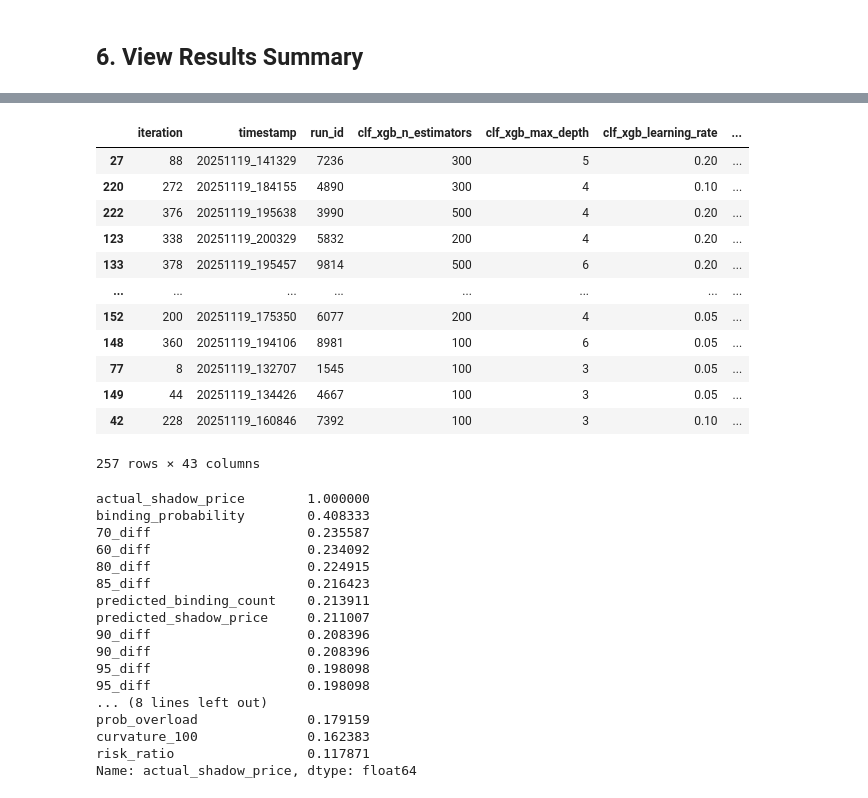
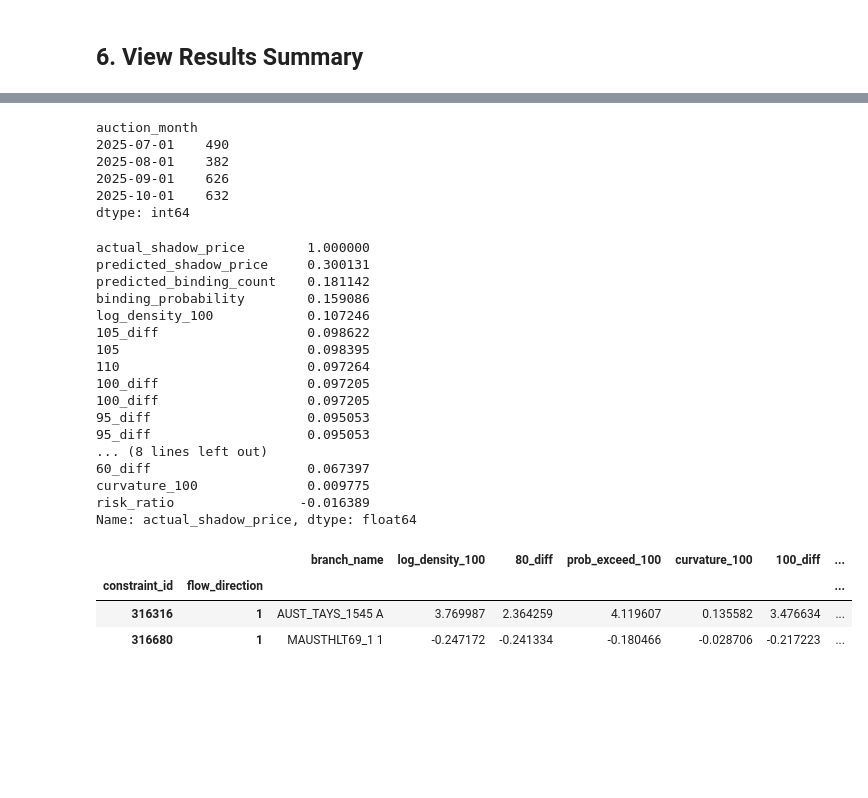
Before and after one commit to qhu-xyz/research-qianli-v2, a Jupyter notebook: notebook/param_search_result.ipynb, the cells around one changed output, grey strips where cells are left out. Saved outputs shown, nothing was run; the diff lists cells and outputs as text; code cells hidden in the pictures; blank space fills up the shorter version.

```diff
--- a/notebook/param_search_result.ipynb
+++ b/notebook/param_search_result.ipynb
@@ -40,6 +28,6 @@ pd.set_option('display.max_columns', 99)
 # %%
 N_ITER = 10000  # Total number of experiments to run (including previous ones)
-BASE_OUTPUT_DIR = Path('/opt/temp/haoyan/param_search')
+BASE_OUTPUT_DIR = Path('/opt/temp/haoyan/param_search_new')
 # %% [markdown]
 ## 5. Analyze Best Results
 # %%
@@ -120,41 +99,41 @@ combined_metrics.groupby('reg_xgb_thres')[['mae', 'rmse', 'mape', 'precision', '
-# %%
-combined_metrics.sort_values('f1_score', ascending=False)
-# %% [output]
-|  | iteration | timestamp | run_id | clf_xgb_n_estimators | clf_xgb_max_depth | clf_xgb_learning_rate | ... |
-| 27 | 88 | 20251119_141329 | 7236 | 300 | 5 | 0.20 | ... |
-| 220 | 272 | 20251119_184155 | 4890 | 300 | 4 | 0.10 | ... |
-| 222 | 376 | 20251119_195638 | 3990 | 500 | 4 | 0.20 | ... |
-| 123 | 338 | 20251119_200329 | 5832 | 200 | 4 | 0.20 | ... |
-| 133 | 378 | 20251119_195457 | 9814 | 500 | 6 | 0.20 | ... |
-| ... | ... | ... | ... | ... | ... | ... | ... |
-| 152 | 200 | 20251119_175350 | 6077 | 200 | 4 | 0.05 | ... |
-| 148 | 360 | 20251119_194106 | 8981 | 100 | 6 | 0.05 | ... |
-| 77 | 8 | 20251119_132707 | 1545 | 100 | 3 | 0.05 | ... |
-| 149 | 44 | 20251119_134426 | 4667 | 100 | 3 | 0.05 | ... |
-| 42 | 228 | 20251119_160846 | 7392 | 100 | 3 | 0.10 | ... |
-257 rows × 43 columns
 # %%
-x = pd.read_parquet(combined_metrics.sort_values('f1_score', ascending=False).loc[1]['agg_file'])
+x = pd.read_parquet(combined_metrics.sort_values('f1_score', ascending=False).loc[3]['agg_file'])
 cols = ['90_diff', '105_diff', '95_diff', '100_diff', 'curvature_100', '60_diff', 'prob_overload', '90_diff', '85_diff', '100_diff', '70_diff', '95_diff', 'prob_exceed_100', '80_diff', 'prob_exceed_90', '105', 'log_density_100', '110', 'risk_ratio', 'actual_shadow_price', 'predicted_shadow_price', 'binding_probability', 'predicted_binding_count']
-x[x['predicted_binding_count'] >= 1][cols].corr(method='spearman')['actual_shadow_price'].sort_values(ascending=False)
+x = x[x['predicted_binding_count'] >= 1].sort_values(['predicted_shadow_price', 'binding_probability', 'predicted_binding_count'], ascending=[False, False, False]).drop_duplicates(subset=['auction_month', 'branch_name'])
+print(x.groupby('auction_month').size())
+x[cols].corr(method='pearson')['actual_shadow_price'].sort_values(ascending=False)
 # %% [output]
-actual_shadow_price        1.000000
-binding_probability        0.408333
-70_diff                    0.235587
-60_diff                    0.234092
-80_diff                    0.224915
-85_diff                    0.216423
-predicted_binding_count    0.213911
-predicted_shadow_price     0.211007
-90_diff                    0.208396
-90_diff                    0.208396
-95_diff                    0.198098
-95_diff                    0.198098
-... (8 lines left out)
-prob_overload              0.179159
-curvature_100              0.162383
-risk_ratio                 0.117871
-Name: actual_shadow_price, dtype: float64
+auction_month
+2025-07-01    490
+2025-08-01    382
+2025-09-01    626
+2025-10-01    632
+dtype: int64
+actual_shadow_price        1.000000
+predicted_shadow_price     0.300131
+predicted_binding_count    0.181142
+binding_probability        0.159086
+log_density_100            0.107246
+105_diff                   0.098622
+105                        0.098395
+110                        0.097264
+100_diff                   0.097205
+100_diff                   0.097205
+95_diff                    0.095053
+95_diff                    0.095053
+... (8 lines left out)
+60_diff                    0.067397
+curvature_100              0.009775
+risk_ratio                -0.016389
+Name: actual_shadow_price, dtype: float64
+# %%
+a = x[x['auction_month']=='2025-10']
+a[a['branch_name'].str.contains('aust', case=False)]
+# %% [output]
+|  |  | branch_name | log_density_100 | 80_diff | prob_exceed_100 | curvature_100 | 100_diff | ... |
+| constraint_id | flow_direction |  |  |  |  |  |  | ... |
+| 316316 | 1 | AUST_TAYS_1545 A | 3.769987 | 2.364259 | 4.119607 | 0.135582 | 3.476634 | ... |
+| 316680 | 1 | MAUSTHLT69_1 1 | -0.247172 | -0.241334 | -0.180466 | -0.028706 | -0.217223 | ... |
 # %%
 if 'combined_metrics' in locals():
     # Display summary statistics
```
Also changed, not shown: parts of 22 cells of this notebook, 31 other files.
